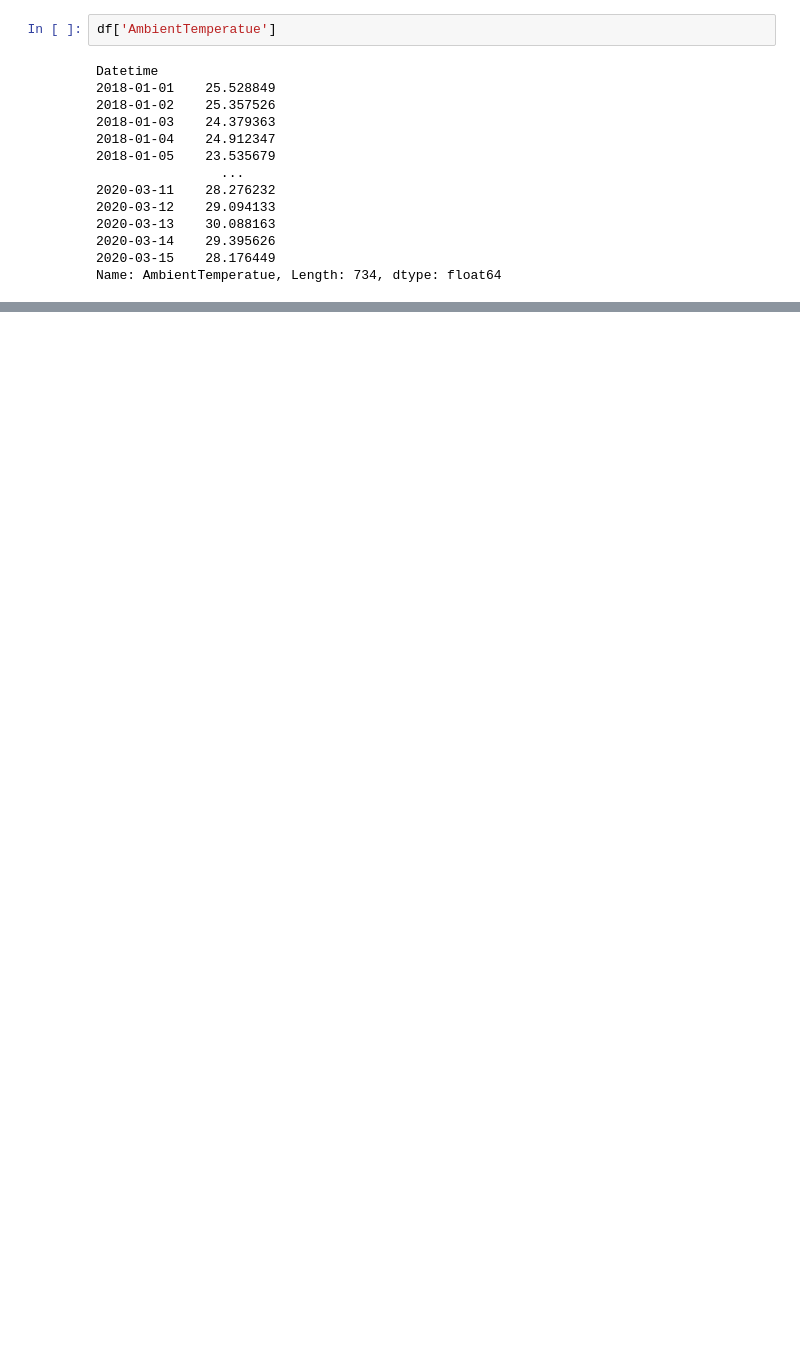
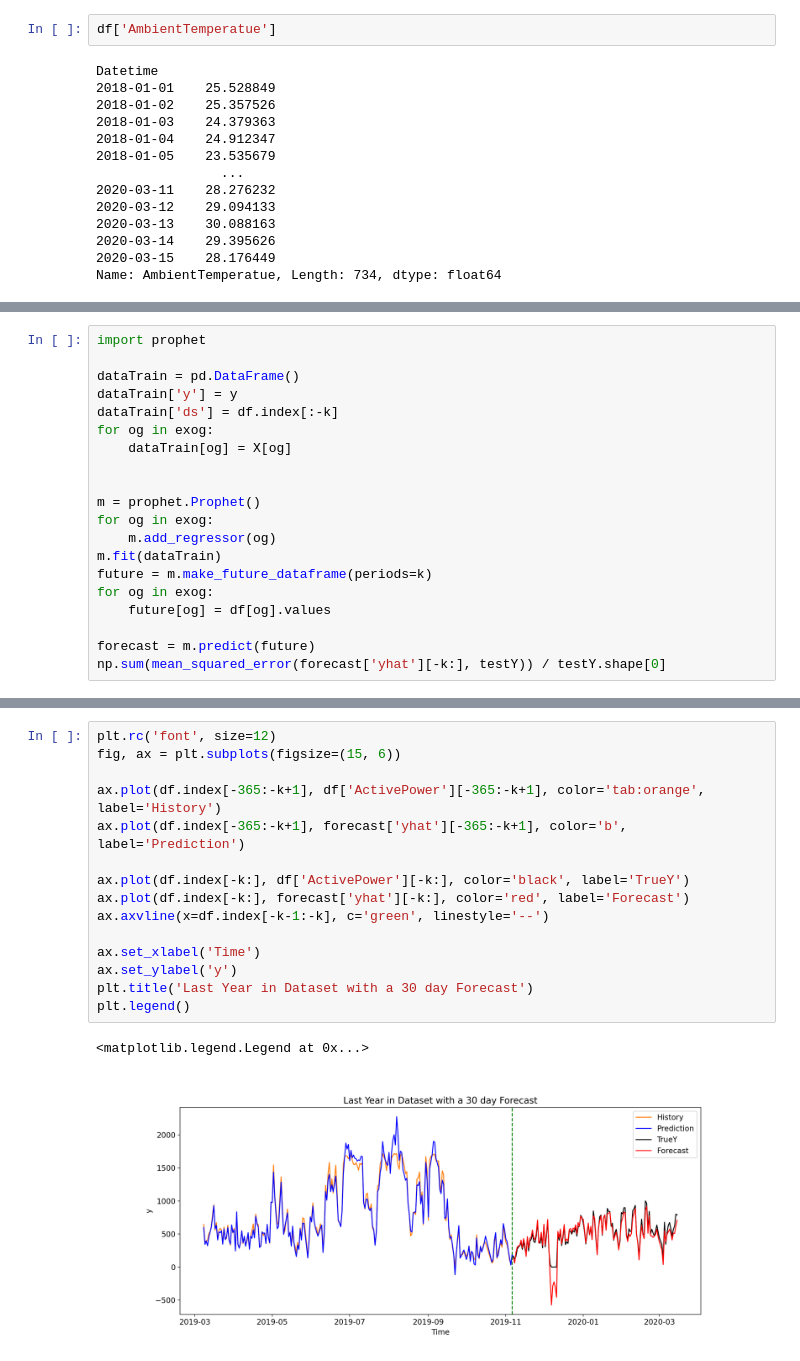
Before and after one commit to eJturkon/timeSeriesFinal, a Jupyter notebook: final_evan.ipynb, the cells around one changed output, grey strips where cells are left out. Drawn from its saved outputs; the diff is of its cells as text; blank space fills up the shorter version.

Commit message:
good prophet model at bottom

```diff
--- a/final_evan.ipynb
+++ b/final_evan.ipynb
@@ -190,0 +243,20 @@ Name: AmbientTemperatue, Length: 734, dtype: float64
+# %%
+import prophet
+
+dataTrain = pd.DataFrame()
+dataTrain['y'] = y
+dataTrain['ds'] = df.index[:-k]
+for og in exog:
+    dataTrain[og] = X[og]
+
+
+m = prophet.Prophet()
+for og in exog:
+    m.add_regressor(og)
+m.fit(dataTrain)
+future = m.make_future_dataframe(periods=k)
+for og in exog:
+    future[og] = df[og].values
+
+forecast = m.predict(future)
+np.sum(mean_squared_error(forecast['yhat'][-k:], testY)) / testY.shape[0]
@@ -190,0 +290,18 @@ Name: AmbientTemperatue, Length: 734, dtype: float64
+# %%
+plt.rc('font', size=12)
+fig, ax = plt.subplots(figsize=(15, 6))
+
+ax.plot(df.index[-365:-k+1], df['ActivePower'][-365:-k+1], color='tab:orange', label='History')
+ax.plot(df.index[-365:-k+1], forecast['yhat'][-365:-k+1], color='b', label='Prediction')
+
+ax.plot(df.index[-k:], df['ActivePower'][-k:], color='black', label='TrueY')
+ax.plot(df.index[-k:], forecast['yhat'][-k:], color='red', label='Forecast')
+ax.axvline(x=df.index[-k-1:-k], c='green', linestyle='--')
+
+ax.set_xlabel('Time')
+ax.set_ylabel('y')
+plt.title('Last Year in Dataset with a 30 day Forecast')
+plt.legend()
+# %% [output]
+<matplotlib.legend.Legend at 0x...>
+[figure, added]
```
Also changed, not shown: parts of 12 cells of this notebook.
